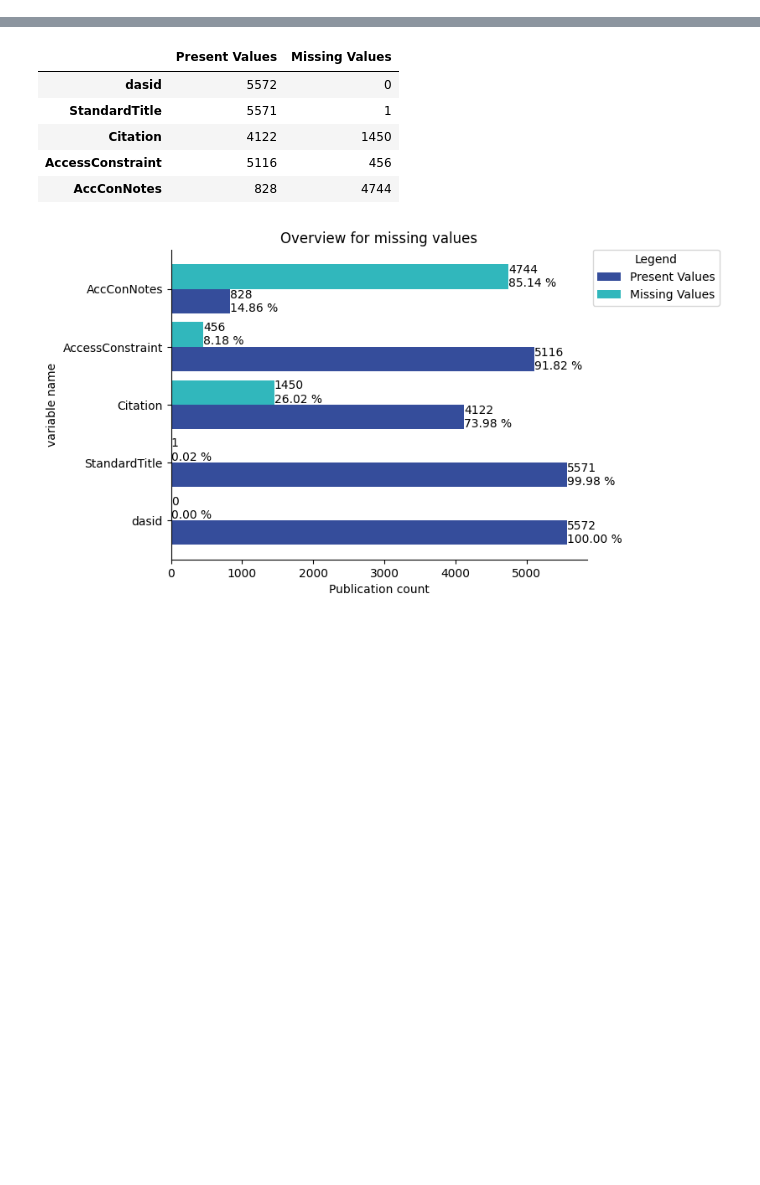
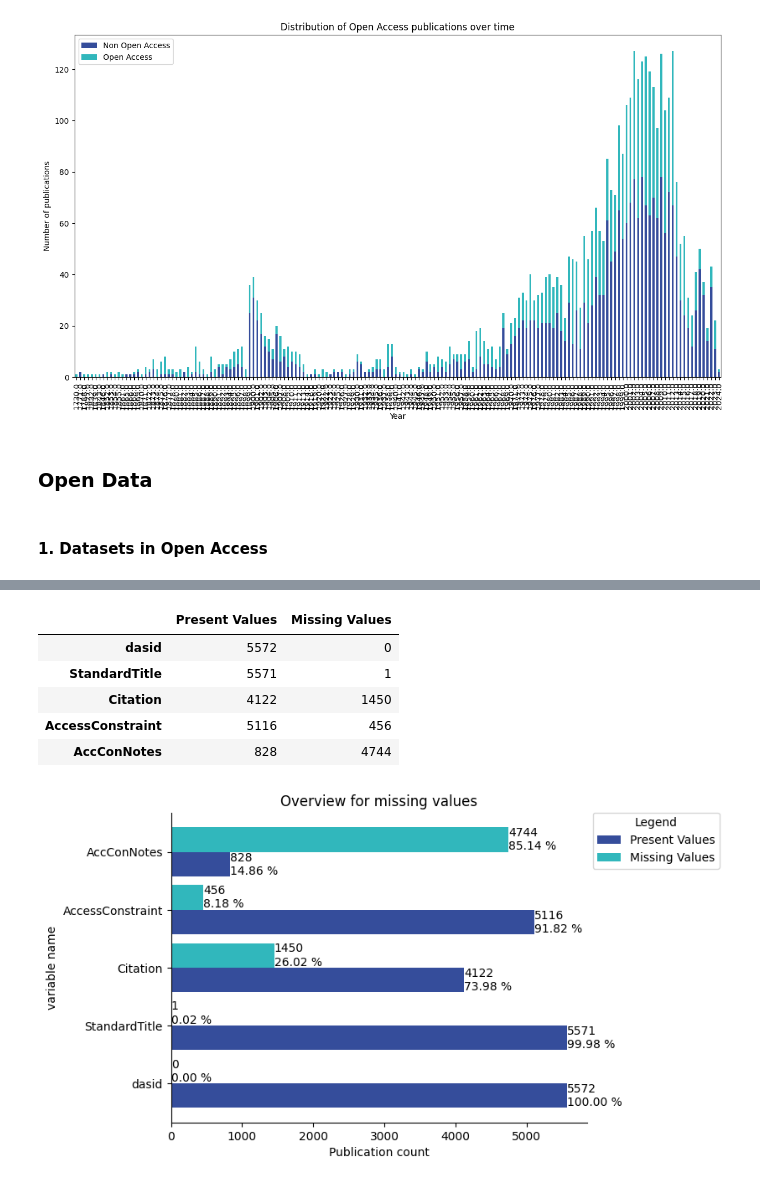
Before and after one commit to vliz-be-opsci/kpi_ofm_kgapproject, a Jupyter notebook: notebooks/Open Science Indicators.ipynb, the cells around one changed output, grey strips where cells are left out. Saved outputs shown, nothing was run; the diff lists cells and outputs as text; code cells hidden in the pictures; blank space fills up the shorter version.

```diff
--- a/notebooks/Open Science Indicators.ipynb
+++ b/notebooks/Open Science Indicators.ipynb
@@ -5,0 +73,28 @@ import matplotlib.pyplot as plt
+# %%
+YEAR_INFO = "publish_year" # publish_year | md_created_year | md_modified_year
+# Distribution of Open Access over the years
+OMA_pubs_year = OMA_pubs.groupby([YEAR_INFO,'OA']).nunique()
+#OMA_pubs_year['publication_cumsum'] = OMA_pubs_year['publication'].cumsum(skipna=False)
+# %%
+# Convert 'OA' column into separate columns
+OMA_pubs_year_pivot = OMA_pubs_year.pivot_table(index=[YEAR_INFO], columns=['OA'], values='publication', aggfunc='sum', fill_value=0)
+
+OMA_pubs_year_pivot = OMA_pubs_year_pivot.reset_index()                                # Reset index to flatten the DataFrame
+OMA_pubs_year_pivot.columns = [YEAR_INFO, 'Non Open Access', 'Open Access']   # Rename columns
+
+#print(OMA_pubs_year_pivot)
+# %%
+# Stacked barplot
+OMA_pubs_year_pivot.set_index(YEAR_INFO)[['Non Open Access', 'Open Access']].plot(kind='bar', stacked=True, color=['#354d9b', '#31b7bc'], figsize=(15,8))
+
+plt.xlabel('Year')
+plt.ylabel('Number of publications')
+plt.title('Distribution of Open Access publications over time')
+
+plt.show()
+# %% [output]
+[figure, added]
+# %% [markdown]
+### Open Data
+# %% [markdown]
+#### 1. Datasets in Open Access
```
Also changed, not shown: parts of 11 cells of this notebook, 5 other files.
